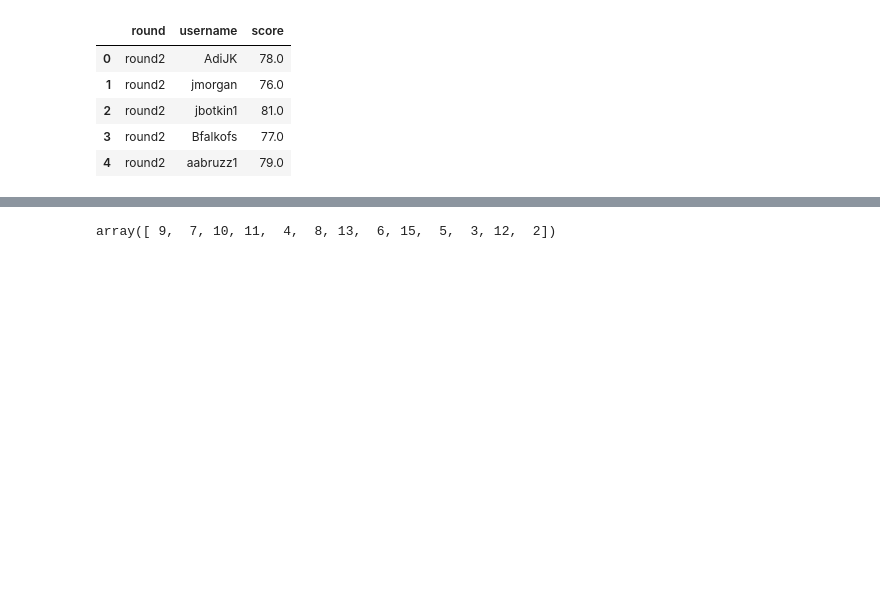
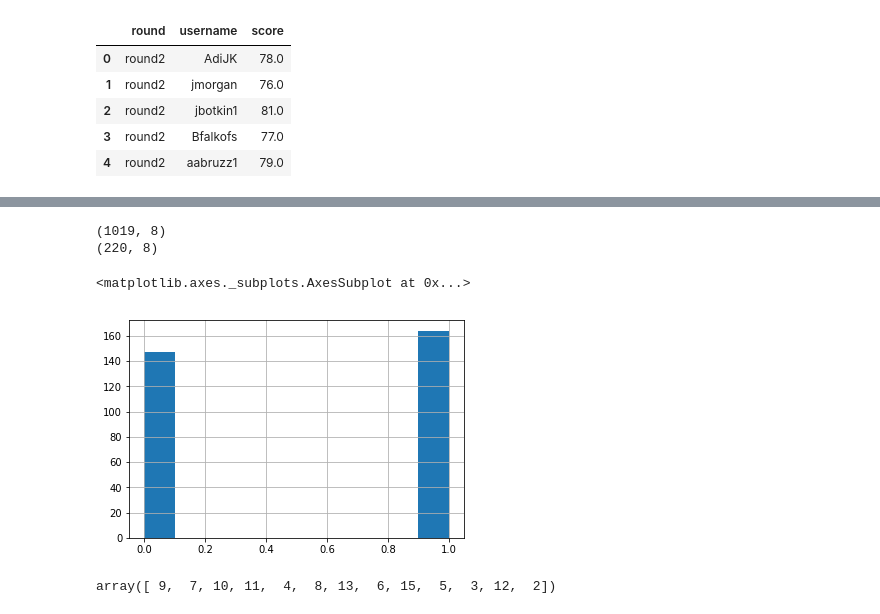
Before and after one commit to gnaven/ArgumentBERT, a Jupyter notebook: Transcripts_Scores.ipynb, the cells around one changed output, grey strips where cells are left out. Cells and saved outputs as stored; diff of their text form; code cells hidden in the pictures; blank space fills up the shorter version.

```diff
--- a/Transcripts_Scores.ipynb
+++ b/Transcripts_Scores.ipynb
@@ -78,0 +140,12 @@ df_cons.groupby(['score_class']).count()
+# %%
+def make_unique(df,unid = 'id',label= 'win'):
+    df_helper=df.groupby(unid)[label].first().reset_index()
+    df_helper.groupby(label).count()
+    train_ids=[]
+    test_ids=[]
+    for score in df_helper[label].unique():
+        test = df_helper[df_helper[label]==score].sample(frac = 1/5)
+        train = df_helper[df_helper[label]==score].drop(test.index)
+        train_ids= train_ids+list(train[unid].unique())
+        test_ids=test_ids+list(test[unid].unique())
+    return train_ids,test_ids
@@ -78,0 +195,5 @@ df_cons.groupby(['score_class']).count()
+# %%
+train_id, test_id = make_unique(df_cons_trunc)
+# %%
+df_train = make_df(df_cons_trunc,train_id)
+df_test = make_df(df_cons_trunc,test_id)
@@ -78,0 +210,6 @@ df_cons.groupby(['score_class']).count()
+# %%
+print(df_traindev.shape)
+print(df_val.shape)
+# %% [output]
+(1019, 8)
+(220, 8)
@@ -79,3 +232,8 @@ df_cons.groupby(['score_class']).count()
+# %%
+df_test['win'].hist()
+# %% [output]
+<matplotlib.axes._subplots.AxesSubplot at 0x...>
+[figure, added]
 # %%
 dftest_list =[]
 dftrain_list = []
```
Also changed, not shown: parts of 54 cells of this notebook, 4 other files.
